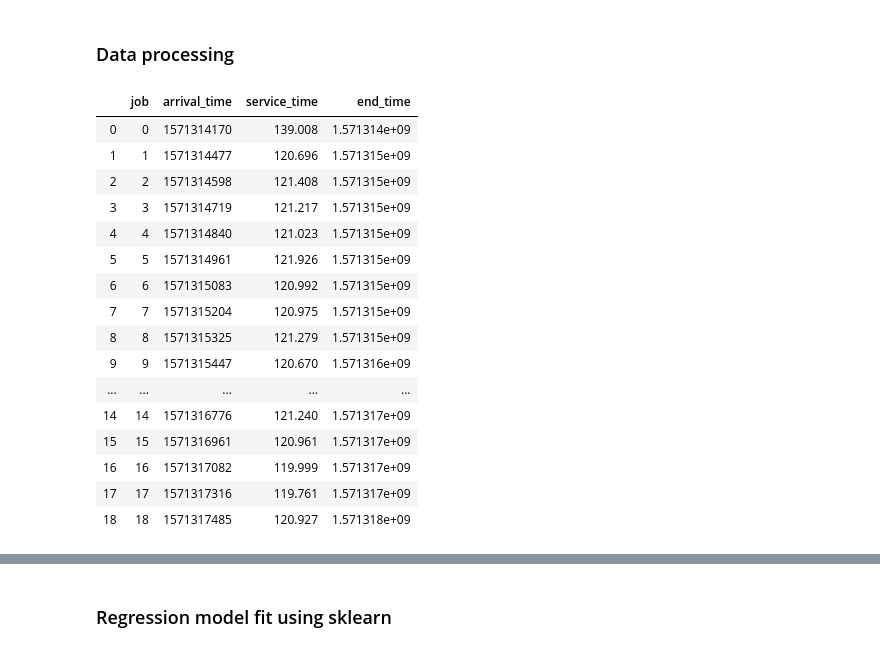
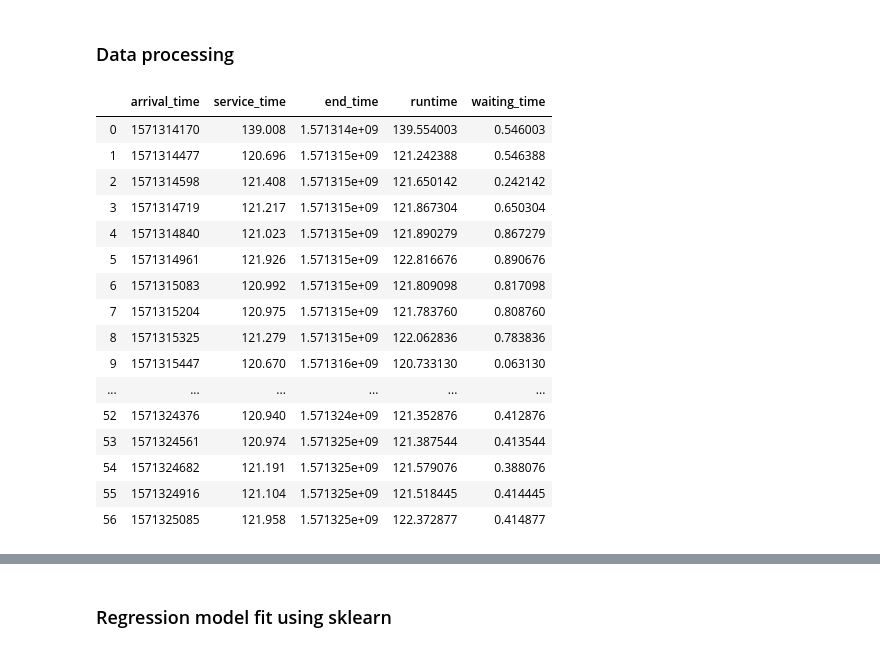
Before and after one commit to vvandertas/CS425-QPE, a Jupyter notebook: Experiments.ipynb, the cells around one changed output, grey strips where cells are left out. Drawn from its saved outputs; the diff is of its cells as text; code cells hidden in the pictures.

Commit message:
Adding calculations for average waiting times

```diff
--- a/Experiments.ipynb
+++ b/Experiments.ipynb
@@ -65,43 +65,45 @@ def load_service_and_arrival_times(experiment):
 # %%
 # Collecting the timing data for all experiments
 all_timing_data = {}
 all_runtimes = []
 all_timing_data_per_run = {}
 
 for exp in range(1,5):
     # Load the data, remove the job column and reset the row index
     exp_times, exp_runtimes, exp_times_per_run = load_service_and_arrival_times(exp)
     exp_times = exp_times.drop(columns = ['job']).reset_index(drop=True)
 
     # Compute and add the runtimes
     exp_times['runtime']=exp_times['end_time']-exp_times['arrival_time']
+    exp_times['waiting_time']=exp_times['runtime']-exp_times['service_time']
 
     # Add the timing data for this experiment to all_timing_data
     all_timing_data[exp] = exp_times
 
     # as well as the timing data per run
     all_timing_data_per_run.update(exp_times_per_run)
 
     # and the avg runtimes to all_runtimes
     all_runtimes.extend(exp_runtimes)
 
-all_timing_data_per_run.get('1-1')
+# all_timing_data_per_run.get('1-1')
 #all_runtimes
+all_timing_data.get(1)
 # %% [output]
-|  | job | arrival_time | service_time | end_time |
-| 0 | 0 | 1571314170 | 139.008 | 1.571314e+09 |
-| 1 | 1 | 1571314477 | 120.696 | 1.571315e+09 |
-| 2 | 2 | 1571314598 | 121.408 | 1.571315e+09 |
-| 3 | 3 | 1571314719 | 121.217 | 1.571315e+09 |
-| 4 | 4 | 1571314840 | 121.023 | 1.571315e+09 |
-| 5 | 5 | 1571314961 | 121.926 | 1.571315e+09 |
-| 6 | 6 | 1571315083 | 120.992 | 1.571315e+09 |
-| 7 | 7 | 1571315204 | 120.975 | 1.571315e+09 |
-| 8 | 8 | 1571315325 | 121.279 | 1.571315e+09 |
-| 9 | 9 | 1571315447 | 120.670 | 1.571316e+09 |
-| ... | ... | ... | ... | ... |
-| 14 | 14 | 1571316776 | 121.240 | 1.571317e+09 |
-| 15 | 15 | 1571316961 | 120.961 | 1.571317e+09 |
-| 16 | 16 | 1571317082 | 119.999 | 1.571317e+09 |
-| 17 | 17 | 1571317316 | 119.761 | 1.571317e+09 |
-| 18 | 18 | 1571317485 | 120.927 | 1.571318e+09 |
+|  | arrival_time | service_time | end_time | runtime | waiting_time |
+| 0 | 1571314170 | 139.008 | 1.571314e+09 | 139.554003 | 0.546003 |
+| 1 | 1571314477 | 120.696 | 1.571315e+09 | 121.242388 | 0.546388 |
+| 2 | 1571314598 | 121.408 | 1.571315e+09 | 121.650142 | 0.242142 |
+| 3 | 1571314719 | 121.217 | 1.571315e+09 | 121.867304 | 0.650304 |
+| 4 | 1571314840 | 121.023 | 1.571315e+09 | 121.890279 | 0.867279 |
+| 5 | 1571314961 | 121.926 | 1.571315e+09 | 122.816676 | 0.890676 |
+| 6 | 1571315083 | 120.992 | 1.571315e+09 | 121.809098 | 0.817098 |
+| 7 | 1571315204 | 120.975 | 1.571315e+09 | 121.783760 | 0.808760 |
+| 8 | 1571315325 | 121.279 | 1.571315e+09 | 122.062836 | 0.783836 |
+| 9 | 1571315447 | 120.670 | 1.571316e+09 | 120.733130 | 0.063130 |
+| ... | ... | ... | ... | ... | ... |
+| 52 | 1571324376 | 120.940 | 1.571324e+09 | 121.352876 | 0.412876 |
+| 53 | 1571324561 | 120.974 | 1.571325e+09 | 121.387544 | 0.413544 |
+| 54 | 1571324682 | 121.191 | 1.571325e+09 | 121.579076 | 0.388076 |
+| 55 | 1571324916 | 121.104 | 1.571325e+09 | 121.518445 | 0.414445 |
+| 56 | 1571325085 | 121.958 | 1.571325e+09 | 122.372877 | 0.414877 |
```
Also changed, not shown: parts of 5 cells of this notebook.
